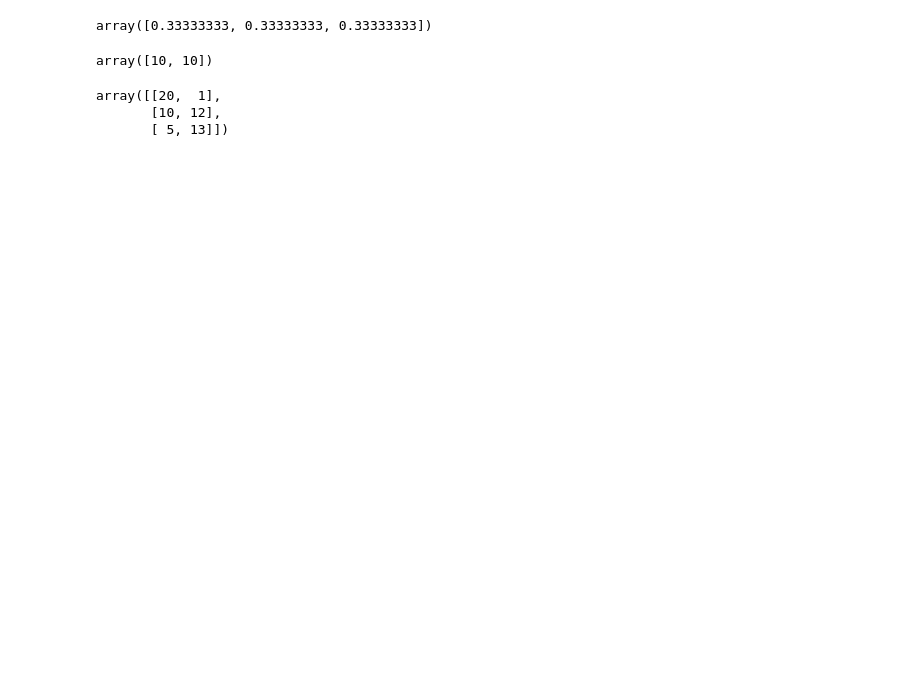
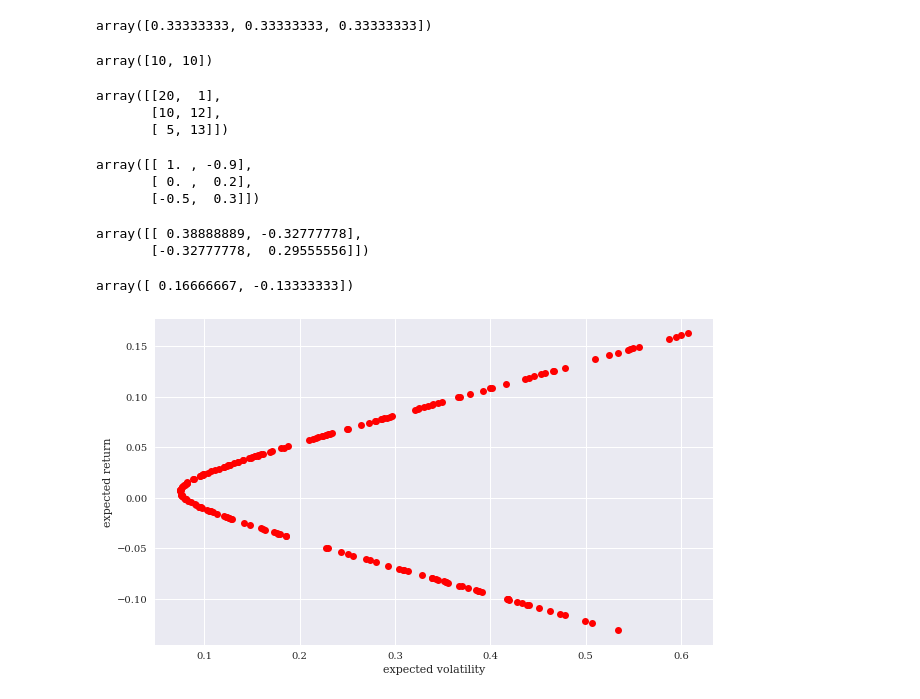
Before and after one commit to michaelsyao/AI_in_Finance, a Jupyter notebook: 03_normative_finance.ipynb, the cells around one changed output. Drawn from its saved outputs; the diff is of its cells as text; code cells hidden in the pictures; blank space fills up the shorter version.

```diff
--- a/03_normative_finance.ipynb
+++ b/03_normative_finance.ipynb
@@ -238,3 +238,29 @@ M1
 array([[20,  1],
        [10, 12],
        [ 5, 13]])
+# %%
+rM = M1 / M0 - 1
+rM
+# %% [output]
+array([[ 1. , -0.9],
+       [ 0. ,  0.2],
+       [-0.5,  0.3]])
+# %%
+np.cov(rM.T, aweights=P, ddof=0)
+# %% [output]
+array([[ 0.38888889, -0.32777778],
+       [-0.32777778,  0.29555556]])
+# %%
+mcs = np.array([(sigma_phi(phi), mu_phi(phi))
+                for phi in phi_mcs])
+# %%
+mu(rM)
+# %% [output]
+array([ 0.16666667, -0.13333333])
+# %%
+plt.figure(figsize=(10, 6))
+plt.plot(mcs[:, 0], mcs[:, 1], 'ro')
+plt.xlabel('expected volatility')
+plt.ylabel('expected return');
+# %% [output]
+[figure, added]
```
Also changed, not shown: parts of 30 cells of this notebook.
